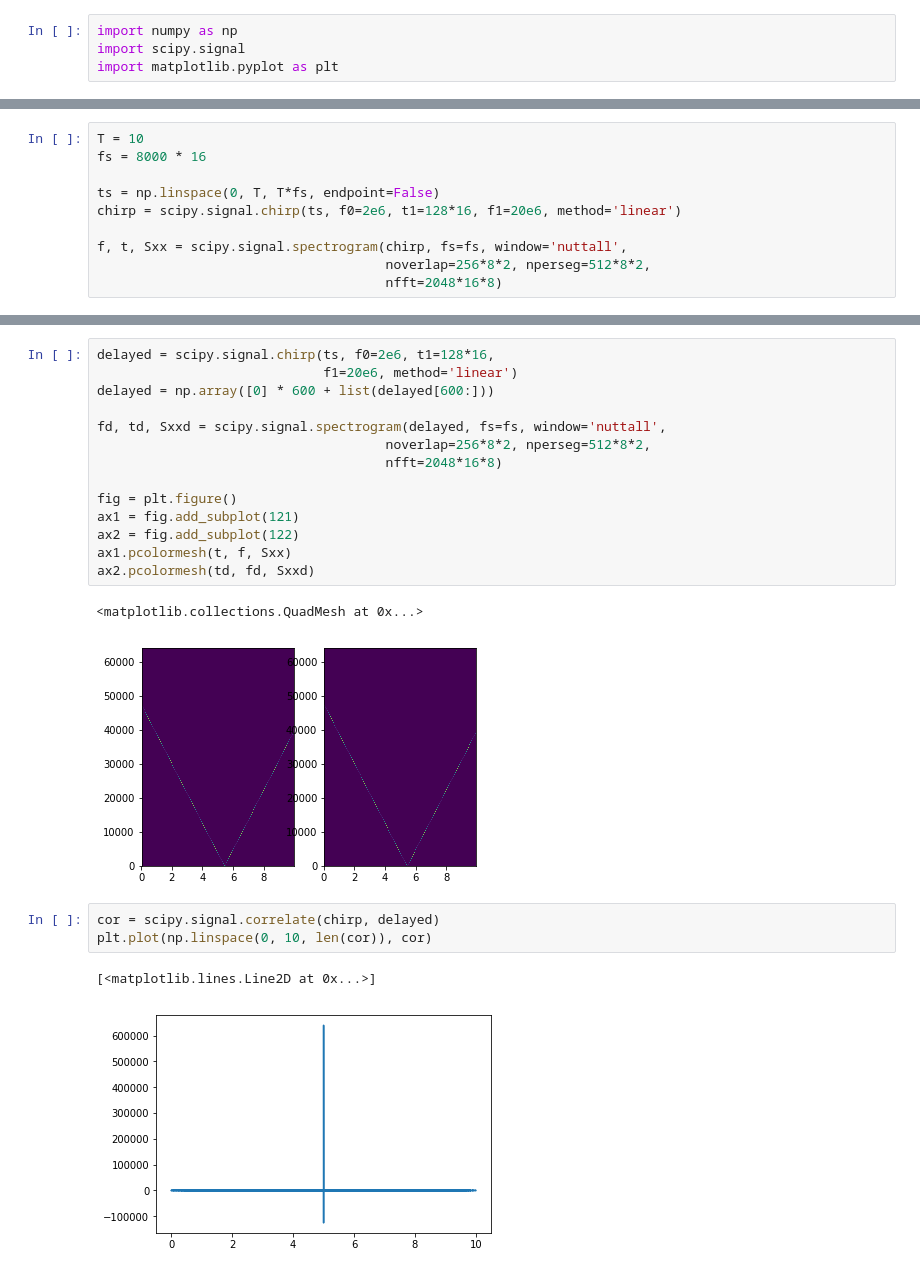
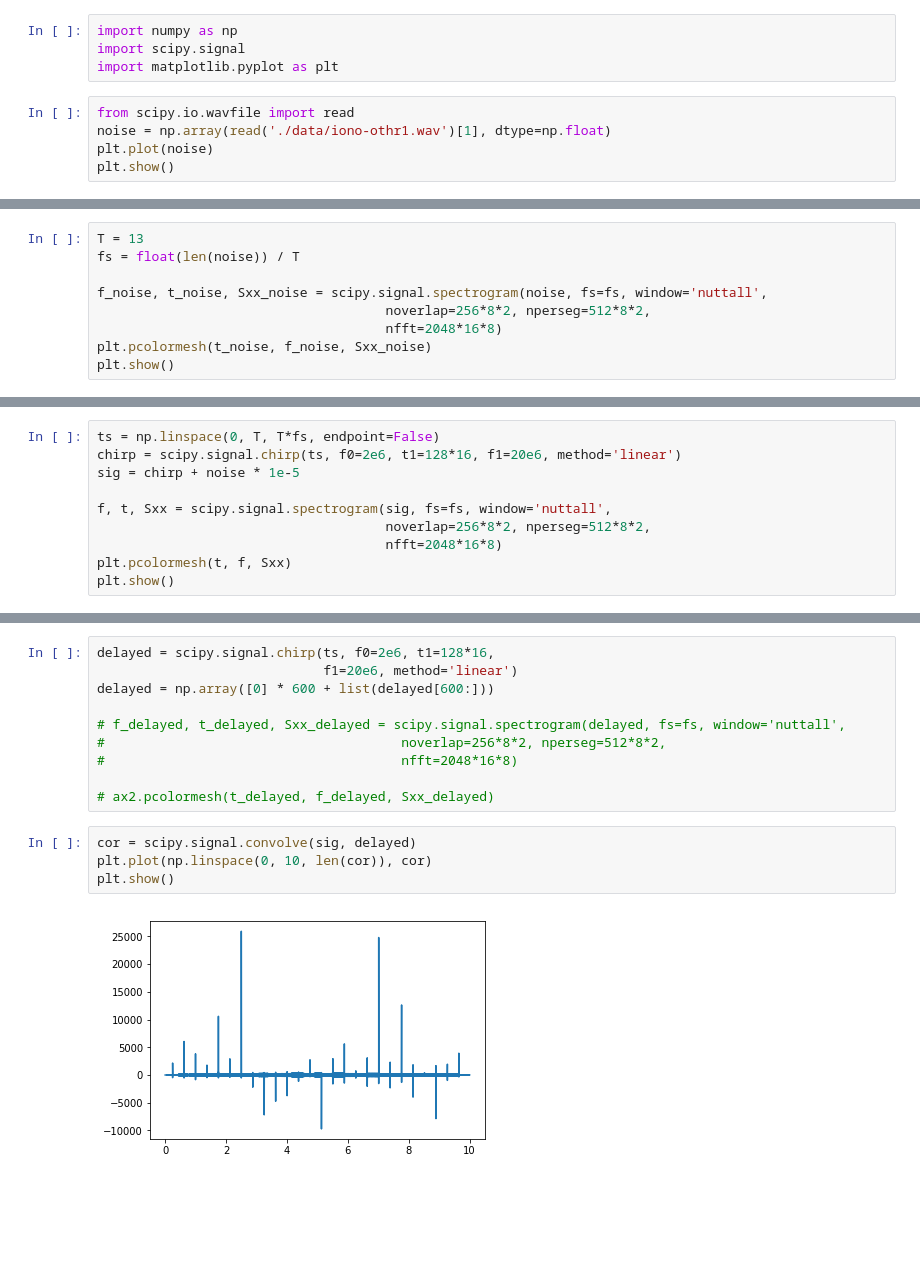
Before and after one commit to blair3sat/irss, a Jupyter notebook: chirpfinder_sim.ipynb, the cells around one changed output, grey strips where cells are left out. Drawn from its saved outputs; the diff is of its cells as text; blank space fills up the shorter version.

Commit message:
Add noise from a recording to the simulated chirp

```diff
--- a/chirpfinder_sim.ipynb
+++ b/chirpfinder_sim.ipynb
@@ -2,3 +2,8 @@
 import numpy as np
 import scipy.signal
 import matplotlib.pyplot as plt
+# %%
+from scipy.io.wavfile import read
+noise = np.array(read('./data/iono-othr1.wav')[1], dtype=np.float)
+plt.plot(noise)
+plt.show()
@@ -4,0 +12,9 @@ import matplotlib.pyplot as plt
+# %%
+T = 13
+fs = float(len(noise)) / T
+
+f_noise, t_noise, Sxx_noise = scipy.signal.spectrogram(noise, fs=fs, window='nuttall',
+                                     noverlap=256*8*2, nperseg=512*8*2,
+                                     nfft=2048*16*8)
+plt.pcolormesh(t_noise, f_noise, Sxx_noise)
+plt.show()
@@ -5,10 +23,10 @@ import matplotlib.pyplot as plt
 # %%
-T = 10
-fs = 8000 * 16
-
 ts = np.linspace(0, T, T*fs, endpoint=False)
 chirp = scipy.signal.chirp(ts, f0=2e6, t1=128*16, f1=20e6, method='linear')
+sig = chirp + noise * 1e-5
 
-f, t, Sxx = scipy.signal.spectrogram(chirp, fs=fs, window='nuttall',
+f, t, Sxx = scipy.signal.spectrogram(sig, fs=fs, window='nuttall',
                                      noverlap=256*8*2, nperseg=512*8*2,
                                      nfft=2048*16*8)
+plt.pcolormesh(t, f, Sxx)
+plt.show()
@@ -17,21 +37,14 @@ delayed = scipy.signal.chirp(ts, f0=2e6, t1=128*16,
                              f1=20e6, method='linear')
 delayed = np.array([0] * 600 + list(delayed[600:]))
 
-fd, td, Sxxd = scipy.signal.spectrogram(delayed, fs=fs, window='nuttall',
-                                     noverlap=256*8*2, nperseg=512*8*2,
-                                     nfft=2048*16*8)
+# f_delayed, t_delayed, Sxx_delayed = scipy.signal.spectrogram(delayed, fs=fs, window='nuttall',
+#                                      noverlap=256*8*2, nperseg=512*8*2,
+#                                      nfft=2048*16*8)
 
-fig = plt.figure()
-ax1 = fig.add_subplot(121)
-ax2 = fig.add_subplot(122)
-ax1.pcolormesh(t, f, Sxx)
-ax2.pcolormesh(td, fd, Sxxd)
+# ax2.pcolormesh(t_delayed, f_delayed, Sxx_delayed)
-# %% [output]
-<matplotlib.collections.QuadMesh at 0x...>
-[figure, removed]
 # %%
-cor = scipy.signal.correlate(chirp, delayed)
+cor = scipy.signal.convolve(sig, delayed)
 plt.plot(np.linspace(0, 10, len(cor)), cor)
+plt.show()
 # %% [output]
-[<matplotlib.lines.Line2D at 0x...>]
-[figure, old version]
+[figure, new version]
```
Also changed, not shown: parts of 4 cells of this notebook, 2 other files.
